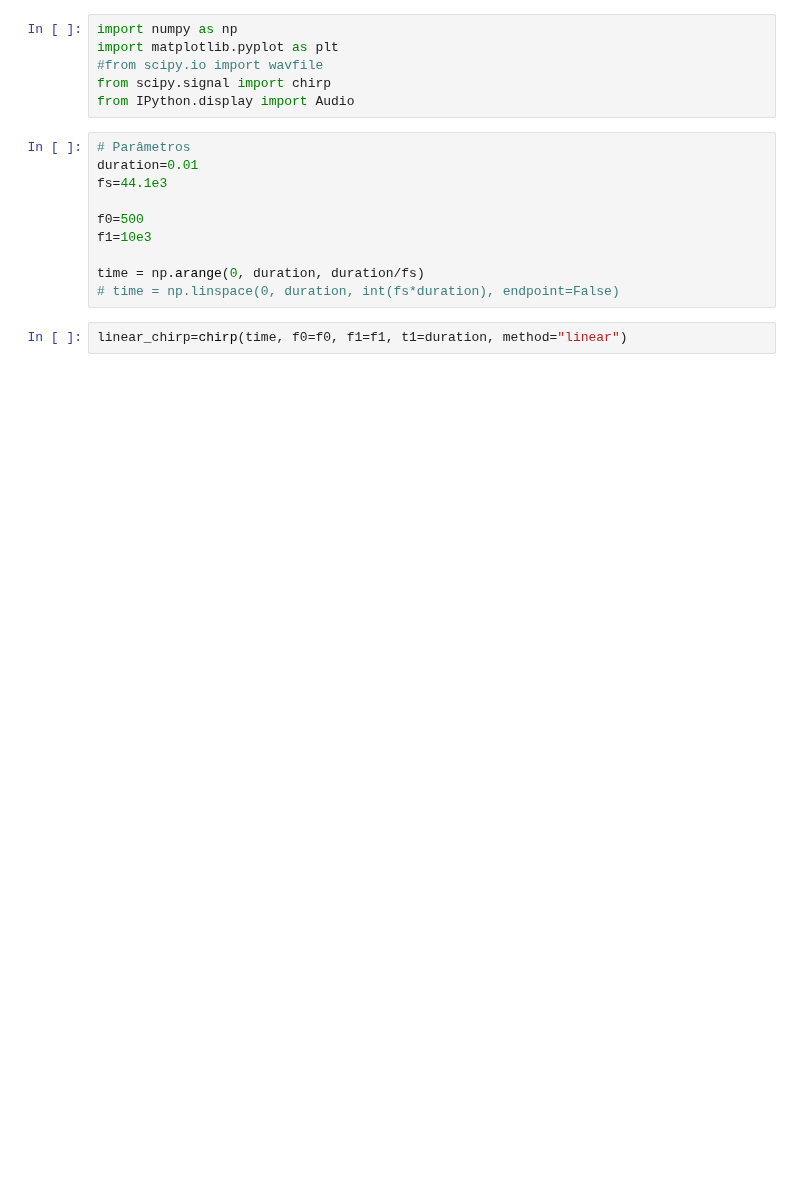
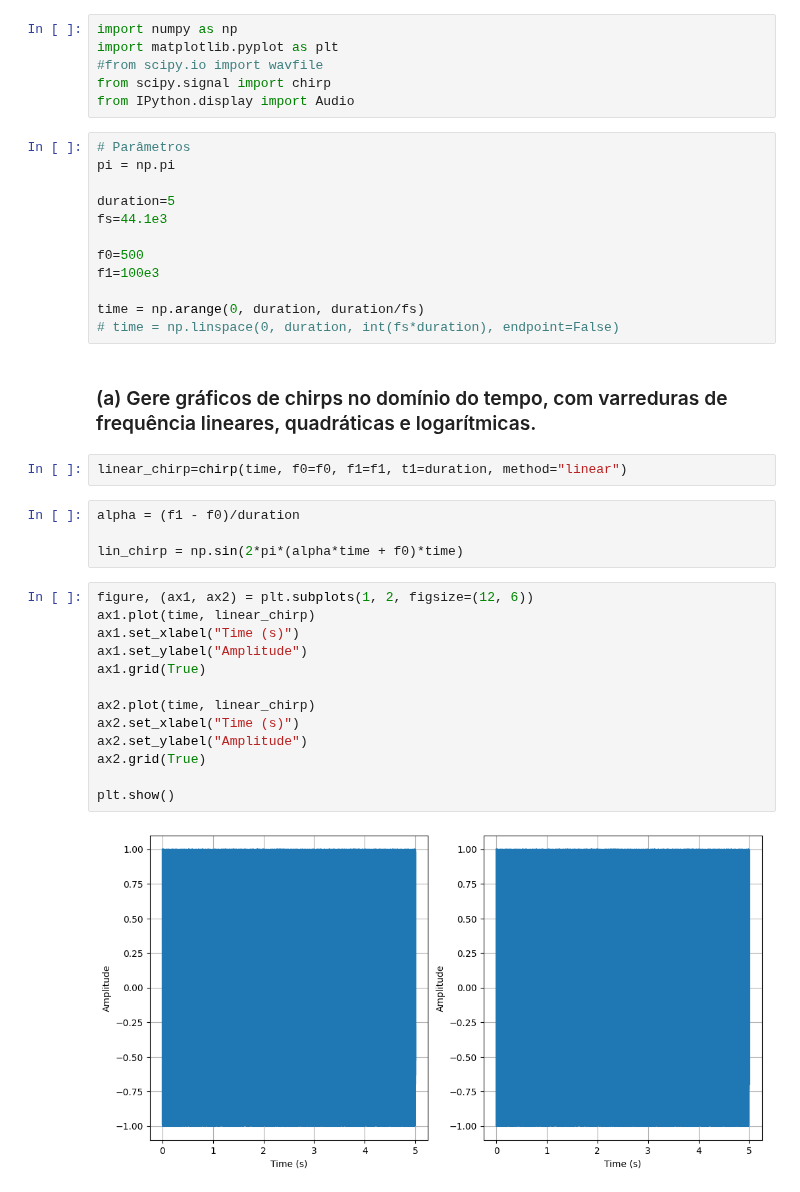
Before and after one commit to RicardoV1e1r4/Processamento_de_Sinais_I, a Jupyter notebook: praticas/pratica01/Python/Exe2.ipynb, the cells around one changed output. Drawn from its saved outputs; the diff is of its cells as text; blank space fills up the shorter version.

```diff
--- a/praticas/pratica01/Python/Exe2.ipynb
+++ b/praticas/pratica01/Python/Exe2.ipynb
@@ -16,13 +12,36 @@ from scipy.signal import chirp
 from IPython.display import Audio
 # %%
 # Parâmetros
-duration=0.01
+pi = np.pi
+
+duration=5
 fs=44.1e3
 
 f0=500
-f1=10e3
+f1=100e3
 
 time = np.arange(0, duration, duration/fs)
 # time = np.linspace(0, duration, int(fs*duration), endpoint=False)
+# %% [markdown]
+### (a) Gere gráficos de chirps no domínio do tempo, com varreduras de frequência lineares, quadráticas e logarítmicas.
 # %%
 linear_chirp=chirp(time, f0=f0, f1=f1, t1=duration, method="linear")
+# %%
+alpha = (f1 - f0)/duration
+
+lin_chirp = np.sin(2*pi*(alpha*time + f0)*time)
+# %%
+figure, (ax1, ax2) = plt.subplots(1, 2, figsize=(12, 6))
+ax1.plot(time, linear_chirp)
+ax1.set_xlabel("Time (s)")
+ax1.set_ylabel("Amplitude")
+ax1.grid(True)
+
+ax2.plot(time, linear_chirp)
+ax2.set_xlabel("Time (s)")
+ax2.set_ylabel("Amplitude")
+ax2.grid(True)
+
+plt.show()
+# %% [output]
+[figure, added]
```
Also changed, not shown: parts of 10 cells of this notebook.
